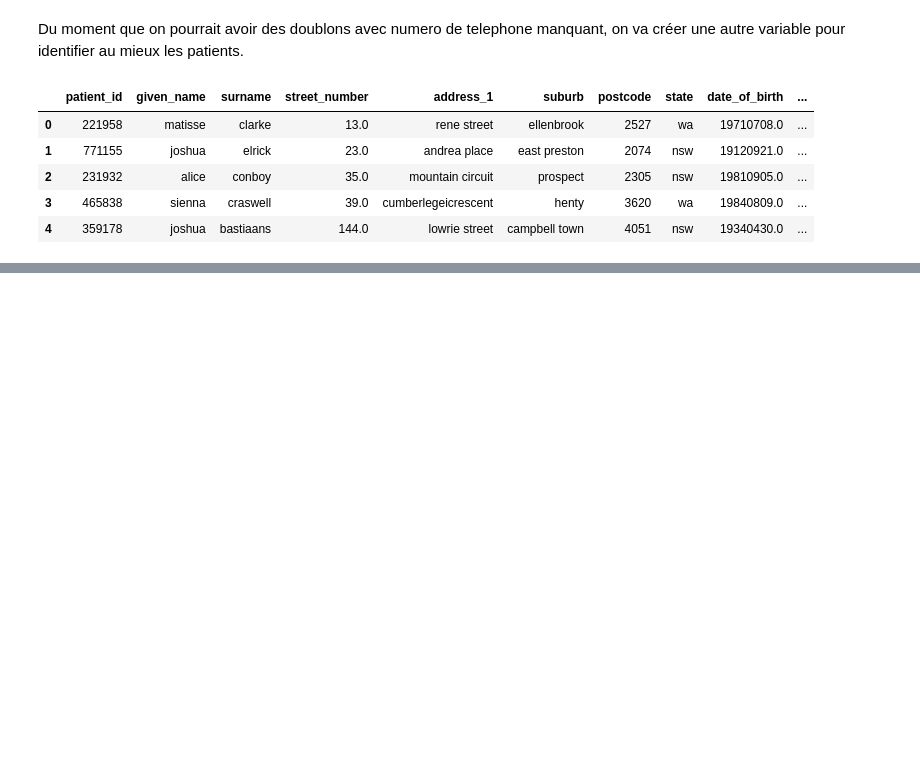
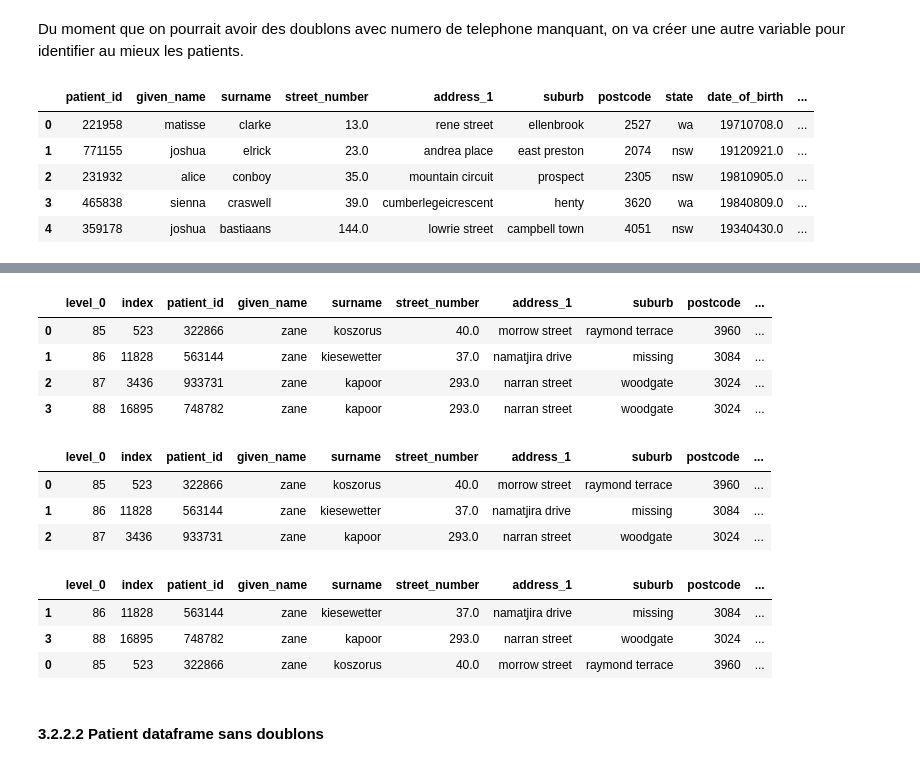
Before and after one commit to opsabarsec/Cleaning-and-EDA-Australian-COVID-19-data-, a Jupyter notebook: Australia_COVID-19_notebook_1.ipynb, the cells around one changed output, grey strips where cells are left out. Cells and saved outputs as stored; diff of their text form; code cells hidden in the pictures; blank space fills up the shorter version.

```diff
--- a/Australia_COVID-19_notebook_1.ipynb
+++ b/Australia_COVID-19_notebook_1.ipynb
@@ -612,0 +643,21 @@ def detect_duplicates(df):
+# %%
+
+df_patient_test = df_patient_clean.sort_values(by=['fullname_and_postcode'],ascending=False).reset_index()
+# %%
+df0 = df_patient_test.loc[85:88].reset_index()
+
+df0
+# %% [output]
+|  | level_0 | index | patient_id | given_name | surname | street_number | address_1 | suburb | postcode | ... |
+| 0 | 85 | 523 | 322866 | zane | koszorus | 40.0 | morrow street | raymond terrace | 3960 | ... |
+| 1 | 86 | 11828 | 563144 | zane | kiesewetter | 37.0 | namatjira drive | missing | 3084 | ... |
+| 2 | 87 | 3436 | 933731 | zane | kapoor | 293.0 | narran street | woodgate | 3024 | ... |
+| 3 | 88 | 16895 | 748782 | zane | kapoor | 293.0 | narran street | woodgate | 3024 | ... |
+# %%
+df1= df0.loc[0:2]
+df1
+# %% [output]
+|  | level_0 | index | patient_id | given_name | surname | street_number | address_1 | suburb | postcode | ... |
+| 0 | 85 | 523 | 322866 | zane | koszorus | 40.0 | morrow street | raymond terrace | 3960 | ... |
+| 1 | 86 | 11828 | 563144 | zane | kiesewetter | 37.0 | namatjira drive | missing | 3084 | ... |
+| 2 | 87 | 3436 | 933731 | zane | kapoor | 293.0 | narran street | woodgate | 3024 | ... |
@@ -613,3 +666,12 @@ def detect_duplicates(df):
+# %%
+detect_duplicates(df0)
+# %% [output]
+|  | level_0 | index | patient_id | given_name | surname | street_number | address_1 | suburb | postcode | ... |
+| 1 | 86 | 11828 | 563144 | zane | kiesewetter | 37.0 | namatjira drive | missing | 3084 | ... |
+| 3 | 88 | 16895 | 748782 | zane | kapoor | 293.0 | narran street | woodgate | 3024 | ... |
+| 0 | 85 | 523 | 322866 | zane | koszorus | 40.0 | morrow street | raymond terrace | 3960 | ... |
+# %% [markdown]
+#### 3.2.2.2 Patient dataframe sans doublons
 # %%
 # Define a time counter function to test the algorythms performance
 _start_time = time.time()
```
Also changed, not shown: parts of 16 cells of this notebook, 2 other files.
